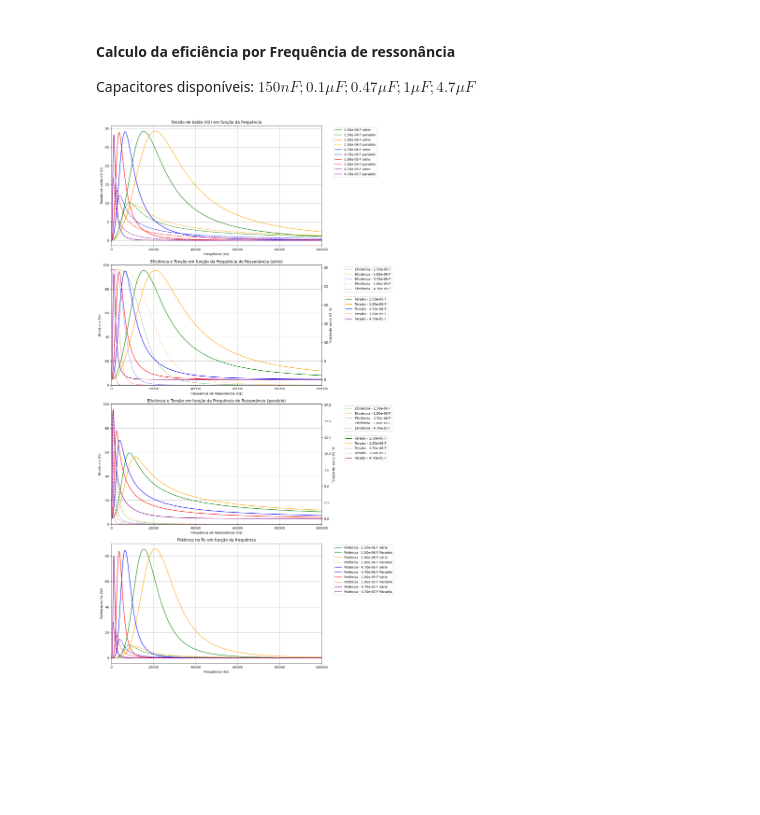
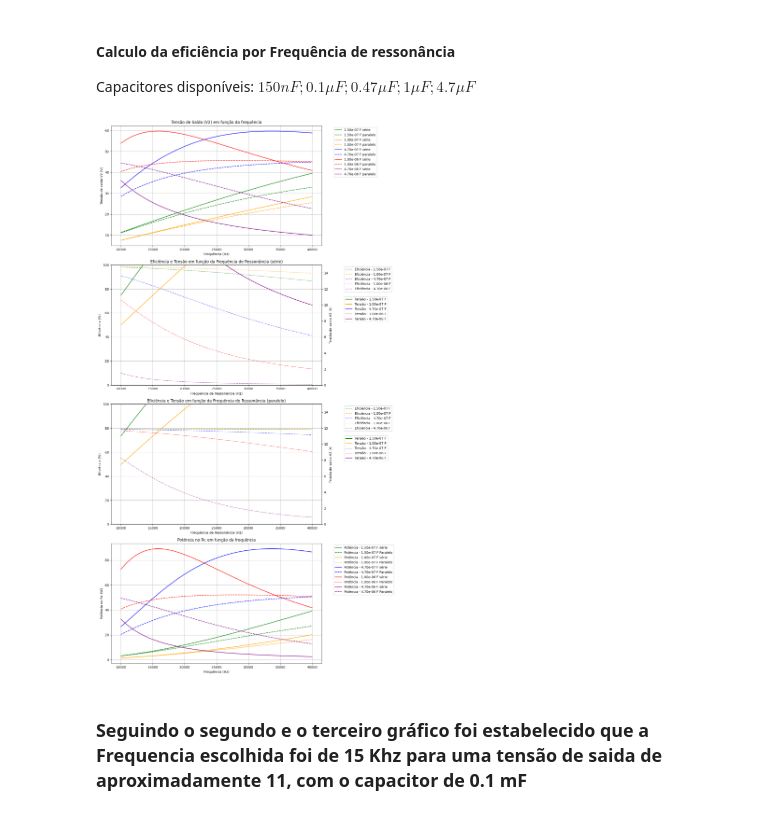
Before and after one commit to SilasAPB/EletroMag, a Jupyter notebook: Simulador Python.ipynb, the cells around one changed output. Cells and saved outputs as stored; diff of their text form; code cells hidden in the pictures; blank space fills up the shorter version.

```diff
--- a/Simulador Python.ipynb
+++ b/Simulador Python.ipynb
@@ -139,15 +161,15 @@ def Calc_WTP_Projeto(Zr1,Zr2,Rc,Zc1,Zc2,Zl1,Zl2,ZM,Uf,serie=True):
 # %%
 ## DECLARAÇÃO DAS VARIAVEIS UTILIZADAS
-capac_list = [150*10e-9 , 0.1*10e-6 , 0.47*10e-6 , 1*10e-6 , 4.7*10e-6] # Lista de valores de capacitor
-frequencias = np.linspace(1,100000,1000) #Valores de frequências possiveis
+capac_list = [150*(10**-9) , 0.1*(10**-6)  , 0.47*(10**-6) , 1*(10**-6), 4.7*(10**-6)] # Lista de valores de capacitor
+frequencias = np.linspace(10000,40000,1000) #Valores de frequências possiveis
 Uf = 12    # Tensão de entrada (V1)
-Rc = 5     # Resistência de carga (R_C)
+Rc = 20     # Resistência de carga (R_C)
 K = 0.2    # Coeficiente de acoplamento
 R1 = 0.2 #Valor de 0.2 arbitrário e recomendado pelo professor, ainda não descoberta
 R2 = 0.2 #Valor de 0.2 arbitrário e recomendado pelo professor, ainda não descoberta
 # %%
 # Definição do estilo dos gráficos
-fig, (ax1, ax2, ax3, ax4) = plt.subplots(4, 1, figsize=(13, 24))
+fig, (ax1, ax2, ax3,ax4) = plt.subplots(4, 1, figsize=(13, 24))
 cores = ['g', 'orange', 'b', 'r', 'purple', 'cyan', 'magenta', 'yellow', 'black', 'lime']
 linestyles = ['-', '--','-.']
 
@@ -164,20 +186,21 @@ for i, c in enumerate(capac_list):
 
     for freq in frequencias:
         #calculo dos componentes
-        L1 = calcula_indutancia(freq, c)
-        L2 = calcula_indutancia(freq, c)
-        ZC1, ZL1, ZR1 = impedancia(R1, c, L1, freq)
-        ZC2, ZL2, ZR2 = impedancia(R2, c, L2, freq)
-        ZM = impedancia_ZM(L1, L2, K, freq)
+        omega=2 * np.pi * freq
+        L1 = calcula_indutancia(omega, c)
+        L2 = calcula_indutancia(omega, c)
+        ZC1, ZL1, ZR1 = impedancia(R1, c, L1, omega)
+        ZC2, ZL2, ZR2 = impedancia(R2, c, L2, omega)
+        ZM = impedancia_ZM(L1, L2, K, omega)
 
-        # Calcular para paralelo
-        i1, i2, V2, eficiencia, P_res = Calc_WTP_Projeto(ZR1, ZR2, Rc, ZC1, ZC2, ZL1, ZL2, ZM, Uf,serie=False)
+         # Calcular para paralelo
+        i1, i2, V2, eficiencia, P_res = CalcularTransformadorCapacitorParalelo(ZR1, ZR2, Rc, ZC1, ZC2, ZL1, ZL2, ZM, Uf)
         V_paralelo.append(V2)
         ef_paralelo.append(eficiencia)
         P_res_paralelo.append(P_res)
 
         # Calcular para série
-        i1, i2, V2, eficiencia, P_res = Calc_WTP_Projeto(ZR1, ZR2, Rc, ZC1, ZC2, ZL1, ZL2, ZM, Uf,serie=True)
+        i1, i2, V2, eficiencia, P_res = CalcularTransformadorCapacitorSerie(ZR1, ZR2, Rc, ZC1, ZC2, ZL1, ZL2, ZM, Uf)
         V_serie.append(V2)
         ef_serie.append(eficiencia)
         P_res_serie.append(P_res)
@@ -203,7 +226,7 @@ ax1.set_title("Tensão de Saída (V2) em função da frequência")
 ax1.set_xlabel("Frequência (Hz)")
 ax1.set_ylabel("Tensão de saída V2 (V)")
 ax1.legend(loc="upper left", bbox_to_anchor=(1.05, 1))
-ax1.set_xlim(0, 100e3)  # Limite dos valores de frequêcia é até 100kHz
+#ax1.set_xlim(0, 100e3)  # Limite dos valores de frequêcia é até 100kHz
 ax1.grid(True)
 
 # Configurações do gráfico de eficiência (ax2)
@@ -211,38 +234,42 @@ ax2.set_title("Eficiência e Tensão em função da Frequência de Ressonância
 ax2.set_xlabel("Frequência de Ressonância (Hz)")
 ax2.set_ylabel("Eficiência (%)")
 ax2.legend(loc="upper left", bbox_to_anchor=(1.1, 1))
-ax2.set_xlim(0, 100e3)
+#ax2.set_xlim(0, 100e3)
 ax2.set_ylim(0, 100)
 ax2.grid(True)
 
 # Adicionar a legenda para o eixo secundário (twinx) do ax2
 ax2_twin.set_ylabel("Tensão de saída V2 (V)")
+ax2_twin.set_ylim(0, 15)
 ax2_twin.legend(loc="upper left", bbox_to_anchor=(1.1, 0.75))  # Legenda do twin
 
 # Configurações do gráfico de eficiência (ax3)
 ax3.set_title("Eficiência e Tensão em função da Frequência de Ressonância (paralelo)")
 ax3.set_xlabel("Frequência de Ressonância (Hz)")
 ax3.set_ylabel("Eficiência (%)")
 ax3.legend(loc="upper left", bbox_to_anchor=(1.1, 1))
-ax3.set_xlim(0, 100e3)
+#ax3.set_xlim(0, 100e3)
 ax3.set_ylim(0, 100)
 ax3.grid(True)
 
 # Adicionar a legenda para o eixo secundário (twinx) do ax3
 ax3_twin.set_ylabel("Tensão de saída V2 (V)")
+ax3_twin.set_ylim(0, 15)
 ax3_twin.legend(loc="upper left", bbox_to_anchor=(1.1, 0.75))  # Legenda do twin
 
 ax4.set_title("Potência no Rc em função da frequência")
 ax4.set_xlabel("Frequência (Hz)")
 ax4.set_ylabel("Potência no Rc (W)")
 ax4.legend(loc="upper left", bbox_to_anchor=(1.05, 1))
-ax4.set_xlim(0, 100e3)
+#ax4.set_xlim(0, 100e3)
 ax4.grid(True)
 
 # Ajustar layout para não sobrepor elementos
 plt.tight_layout()
 
 # Exibir gráfico
 plt.show()
 # %% [output]
-[figure, old version]
+[figure, new version]
+# %% [markdown]
+### Seguindo o segundo e o terceiro gráfico foi estabelecido que a Frequencia escolhida foi de 15 Khz para uma tensão de saida de aproximadamente 11, com o capacitor de 0.1 mF
```
Also changed, not shown: parts of 2 cells of this notebook.
